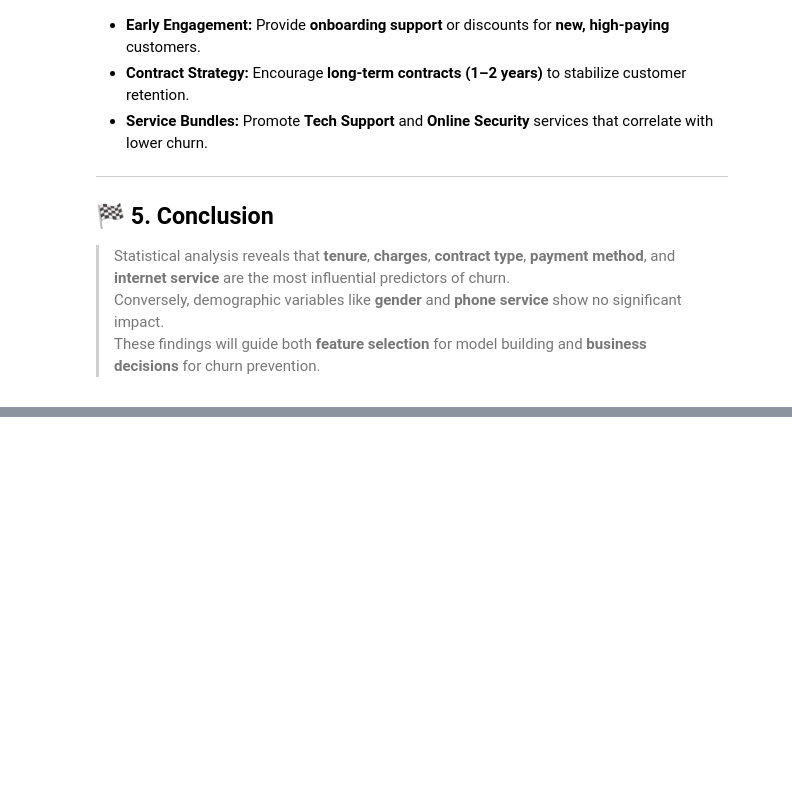
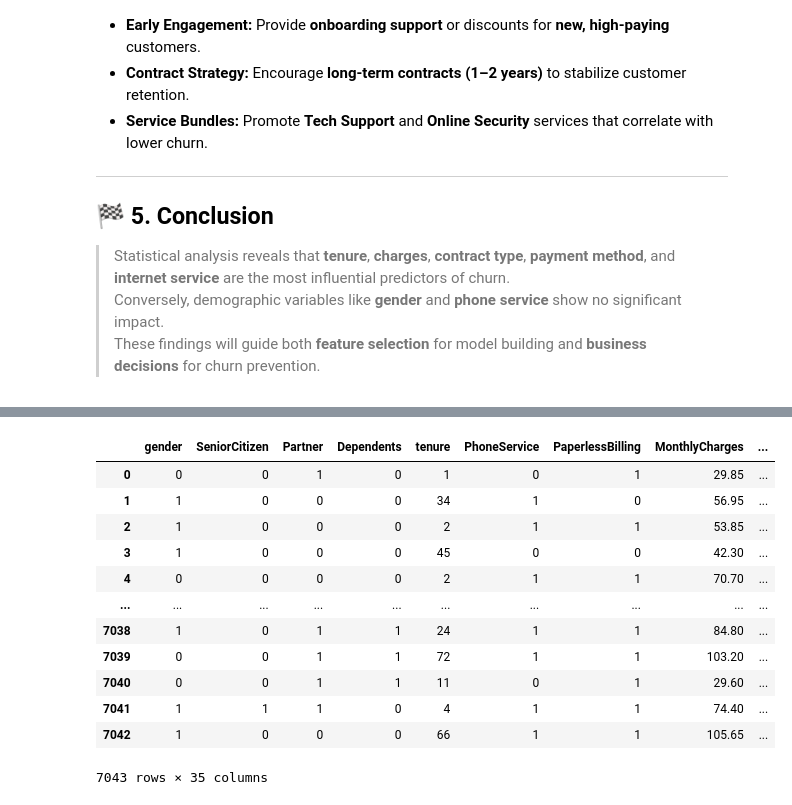
Before and after one commit to nhahub/NHA-010, a Jupyter notebook: notebooks/feature_engineering.ipynb, the cells around one changed output, grey strips where cells are left out. Saved outputs shown, nothing was run; the diff lists cells and outputs as text; code cells hidden in the pictures; blank space fills up the shorter version.

```diff
--- a/notebooks/feature_engineering.ipynb
+++ b/notebooks/feature_engineering.ipynb
@@ -133,0 +196,42 @@ Customers who are new (low tenure) and have higher monthly charges are the most
+# %%
+new_features["NEW_noProt"] = new_features.apply(
+    lambda x: 1 if (
+        (x["OnlineBackup_Yes"] == 0) and
+        (x["DeviceProtection_Yes"] == 0) and
+        (x["TechSupport_Yes"] == 0)
+    ) else 0, axis=1
+)
+# %%
+# Engaged customers: 1- or 2-year contract
+new_features["NEW_Engaged"] = (
+    (new_features["Contract_One year"] == 1) |
+    (new_features["Contract_Two year"] == 1)
+).astype(int)
+
+# No protection, backup, or support
+new_features["NEW_noProt"] = (
+    (new_features["OnlineBackup_Yes"] == 0) &
+    (new_features["DeviceProtection_Yes"] == 0) &
+    (new_features["TechSupport_Yes"] == 0)
+).astype(int)
+
+# Young customers (not senior) with monthly contract
+new_features["NEW_Young_Not_Engaged"] = (
+    (new_features["NEW_Engaged"] == 0) &
+    (new_features["SeniorCitizen"] == 0)
+).astype(int)
+new_features
+# %% [output]
+|  | gender | SeniorCitizen | Partner | Dependents | tenure | PhoneService | PaperlessBilling | MonthlyCharges | ... |
+| 0 | 0 | 0 | 1 | 0 | 1 | 0 | 1 | 29.85 | ... |
+| 1 | 1 | 0 | 0 | 0 | 34 | 1 | 0 | 56.95 | ... |
+| 2 | 1 | 0 | 0 | 0 | 2 | 1 | 1 | 53.85 | ... |
+| 3 | 1 | 0 | 0 | 0 | 45 | 0 | 0 | 42.30 | ... |
+| 4 | 0 | 0 | 0 | 0 | 2 | 1 | 1 | 70.70 | ... |
+| ... | ... | ... | ... | ... | ... | ... | ... | ... | ... |
+| 7038 | 1 | 0 | 1 | 1 | 24 | 1 | 1 | 84.80 | ... |
+| 7039 | 0 | 0 | 1 | 1 | 72 | 1 | 1 | 103.20 | ... |
+| 7040 | 0 | 0 | 1 | 1 | 11 | 0 | 1 | 29.60 | ... |
+| 7041 | 1 | 1 | 1 | 0 | 4 | 1 | 1 | 74.40 | ... |
+| 7042 | 1 | 0 | 0 | 0 | 66 | 1 | 1 | 105.65 | ... |
+7043 rows × 35 columns
```
Also changed, not shown: parts of 6 cells of this notebook, 2 other files.
